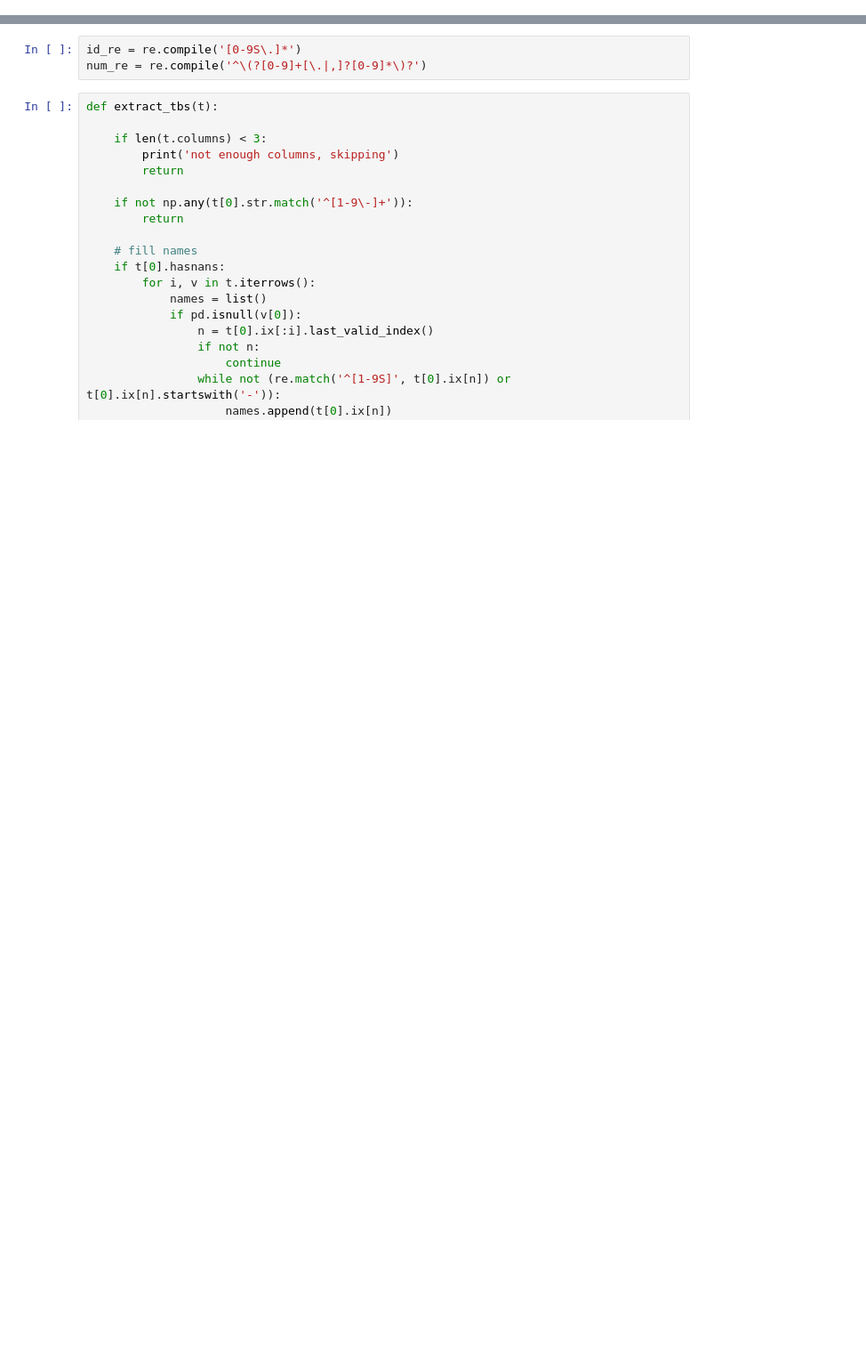
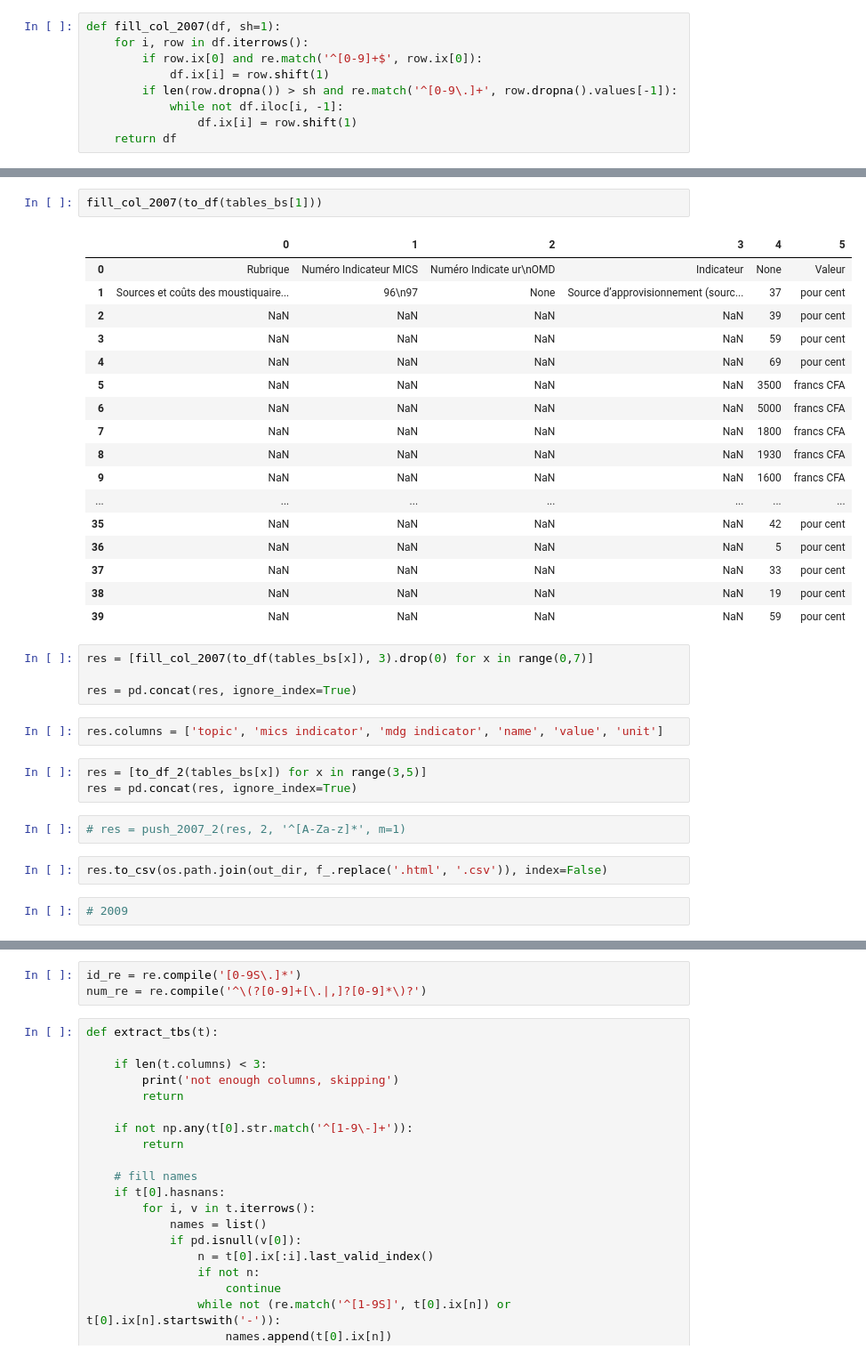
Before and after one commit to semio/ddf--uniche--mics, a Jupyter notebook: etl/notebooks/clean up html.ipynb, the cells around one changed output, grey strips where cells are left out. Shown: that part at 89% size. Drawn from its saved outputs; the diff is of its cells as text; blank space fills up the shorter version.

```diff
--- a/etl/notebooks/clean up html.ipynb
+++ b/etl/notebooks/clean up html.ipynb
@@ -35,0 +148,9 @@ pd.read_html(tables_bs[np.random.randint(0, 168)].prettify(), thousands='')[0]
+# %%
+def fill_col_2007(df, sh=1):
+    for i, row in df.iterrows():
+        if row.ix[0] and re.match('^[0-9]+$', row.ix[0]):
+            df.ix[i] = row.shift(1)
+        if len(row.dropna()) > sh and re.match('^[0-9\.]+', row.dropna().values[-1]):
+            while not df.iloc[i, -1]:
+                df.ix[i] = row.shift(1)
+    return df
@@ -35,0 +193,35 @@ pd.read_html(tables_bs[np.random.randint(0, 168)].prettify(), thousands='')[0]
+# %%
+fill_col_2007(to_df(tables_bs[1]))
+# %% [output]
+|  | 0 | 1 | 2 | 3 | 4 | 5 |
+| 0 | Rubrique | Numéro Indicateur MICS | Numéro Indicate ur\nOMD | Indicateur | None | Valeur |
+| 1 | Sources et coûts des moustiquaire... | 96\n97 | None | Source d’approvisionnement (sourc... | 37 | pour cent |
+| 2 | NaN | NaN | NaN | NaN | 39 | pour cent |
+| 3 | NaN | NaN | NaN | NaN | 59 | pour cent |
+| 4 | NaN | NaN | NaN | NaN | 69 | pour cent |
+| 5 | NaN | NaN | NaN | NaN | 3500 | francs CFA |
+| 6 | NaN | NaN | NaN | NaN | 5000 | francs CFA |
+| 7 | NaN | NaN | NaN | NaN | 1800 | francs CFA |
+| 8 | NaN | NaN | NaN | NaN | 1930 | francs CFA |
+| 9 | NaN | NaN | NaN | NaN | 1600 | francs CFA |
+| ... | ... | ... | ... | ... | ... | ... |
+| 35 | NaN | NaN | NaN | NaN | 42 | pour cent |
+| 36 | NaN | NaN | NaN | NaN | 5 | pour cent |
+| 37 | NaN | NaN | NaN | NaN | 33 | pour cent |
+| 38 | NaN | NaN | NaN | NaN | 19 | pour cent |
+| 39 | NaN | NaN | NaN | NaN | 59 | pour cent |
+# %%
+res = [fill_col_2007(to_df(tables_bs[x]), 3).drop(0) for x in range(0,7)]
+
+res = pd.concat(res, ignore_index=True)
+# %%
+res.columns = ['topic', 'mics indicator', 'mdg indicator', 'name', 'value', 'unit']
+# %%
+res = [to_df_2(tables_bs[x]) for x in range(3,5)]
+res = pd.concat(res, ignore_index=True)
+# %%
+# res = push_2007_2(res, 2, '^[A-Za-z]*', m=1)
+# %%
+res.to_csv(os.path.join(out_dir, f_.replace('.html', '.csv')), index=False)
+# %%
+# 2009
```
Also changed, not shown: parts of 84 cells of this notebook, 7 other files.
